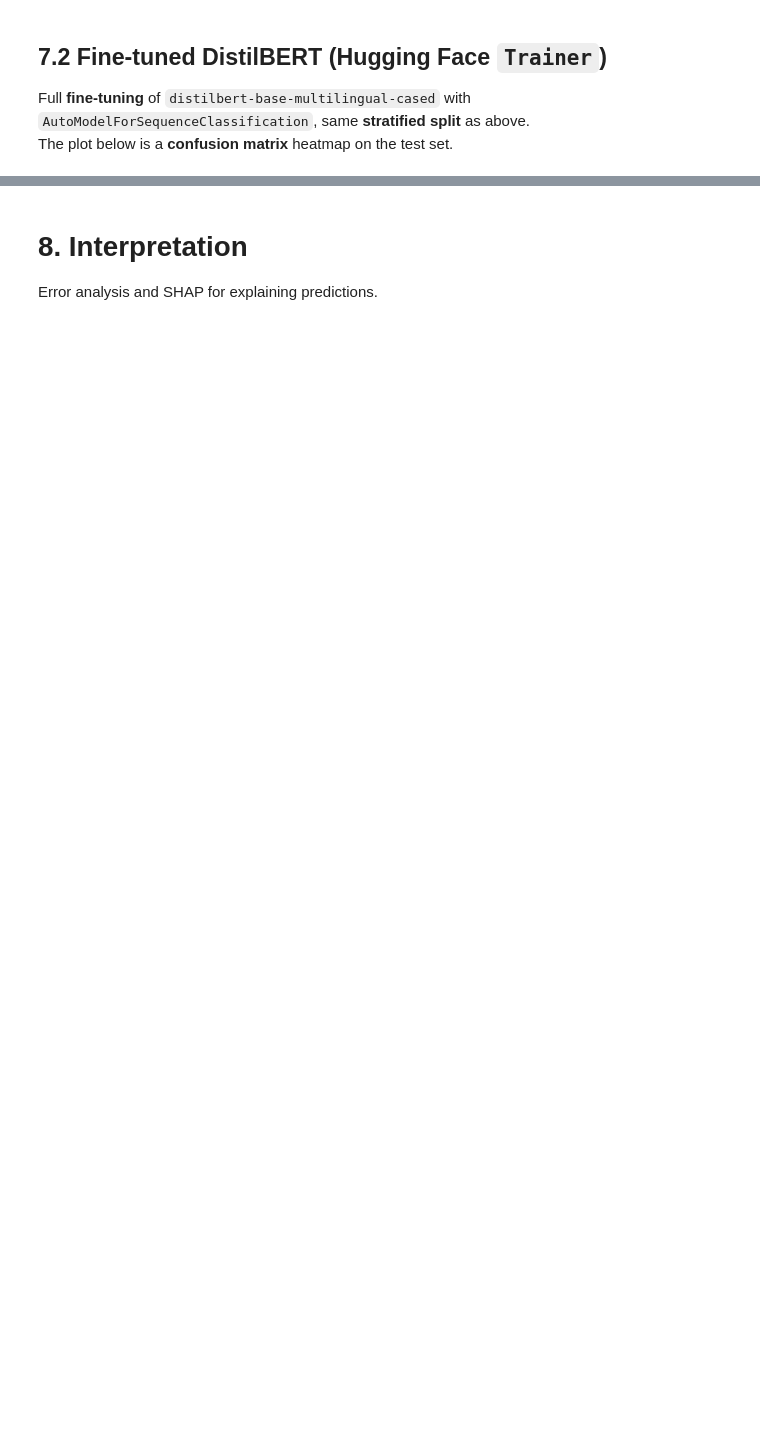
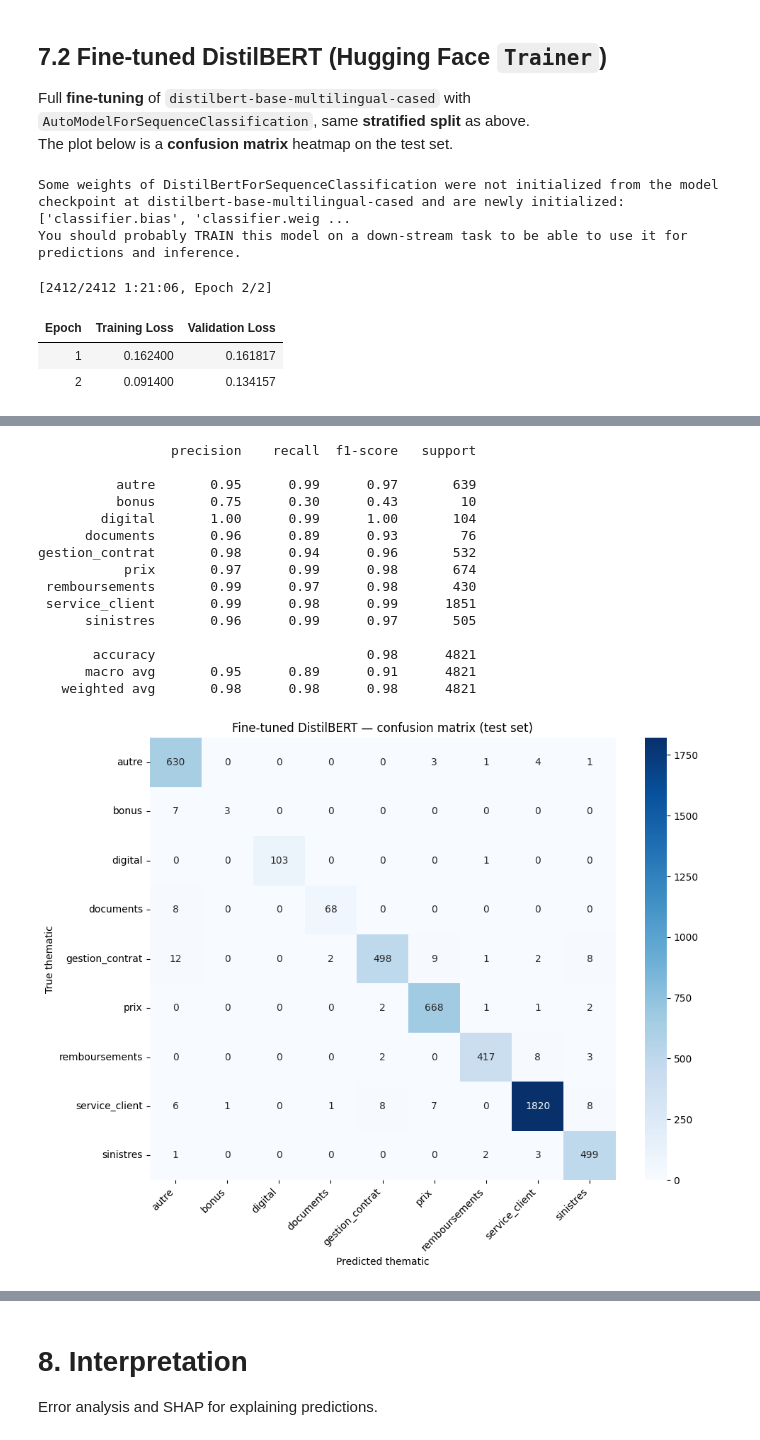
Before and after one commit to GabrielSultan/NLP_project_no2, a Jupyter notebook: nlp_project_2.ipynb, the cells around one changed output, grey strips where cells are left out. Cells and saved outputs as stored; diff of their text form; code cells hidden in the pictures; blank space fills up the shorter version.

```diff
--- a/nlp_project_2.ipynb
+++ b/nlp_project_2.ipynb
@@ -1081,7 +927,7 @@ import matplotlib.pyplot as plt
 import seaborn as sns
 from sklearn.model_selection import train_test_split
 from sklearn.preprocessing import LabelEncoder
-from sklearn.metrics import classification_report, confusion_matrix
+from sklearn.metrics import classification_report, confusion_matrix, accuracy_score, f1_score
 from transformers import (
     AutoTokenizer,
     AutoModelForSequenceClassification,
@@ -1160,6 +1006,11 @@ trainer.train()
 pred_out = trainer.predict(test_ds)
 y_pred = pred_out.predictions.argmax(axis=-1)
 print(classification_report(test_ids, y_pred, target_names=list(le_ft.classes_), zero_division=0))
+sup_metrics_ft = {
+    "accuracy": float(accuracy_score(test_ids, y_pred)),
+    "f1_macro": float(f1_score(test_ids, y_pred, average="macro", zero_division=0)),
+    "f1_weighted": float(f1_score(test_ids, y_pred, average="weighted", zero_division=0)),
+}
 
 # Interesting plot: confusion matrix heatmap
 cm = confusion_matrix(test_ids, y_pred)
@@ -1179,3 +1030,10 @@ plt.xticks(rotation=45, ha="right")
 plt.yticks(rotation=0)
 plt.tight_layout()
 plt.show()
+# %% [output]
+Some weights of DistilBertForSequenceClassification were not initialized from the model checkpoint at distilbert-base-multilingual-cased and are newly initialized: ['classifier.bias', 'classifier.weig ...
+You should probably TRAIN this model on a down-stream task to be able to use it for predictions and inference.
+[2412/2412 1:21:06, Epoch 2/2]
+| Epoch | Training Loss | Validation Loss |
+| 1 | 0.162400 | 0.161817 |
+| 2 | 0.091400 | 0.134157 |
@@ -1181,0 +1041,16 @@ plt.show()
+                 precision    recall  f1-score   support
+
+          autre       0.95      0.99      0.97       639
+          bonus       0.75      0.30      0.43        10
+        digital       1.00      0.99      1.00       104
+      documents       0.96      0.89      0.93        76
+gestion_contrat       0.98      0.94      0.96       532
+           prix       0.97      0.99      0.98       674
+ remboursements       0.99      0.97      0.98       430
+ service_client       0.99      0.98      0.99      1851
+      sinistres       0.96      0.99      0.97       505
+
+       accuracy                           0.98      4821
+      macro avg       0.95      0.89      0.91      4821
+   weighted avg       0.98      0.98      0.98      4821
+[figure, added]
```
Also changed, not shown: parts of 12 cells of this notebook, 3 other files.
